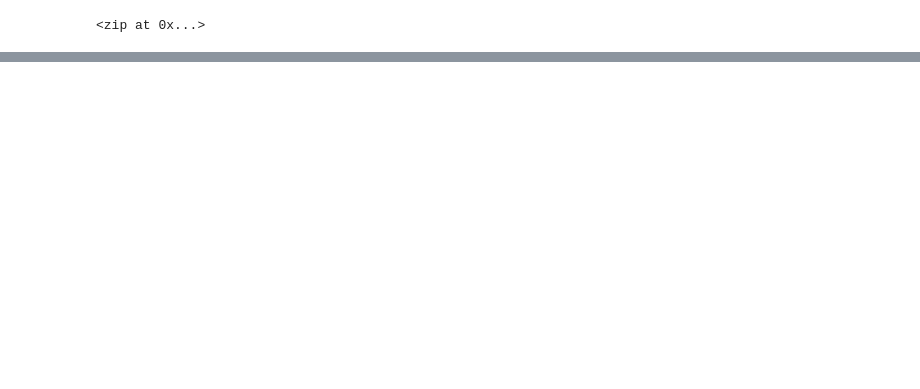
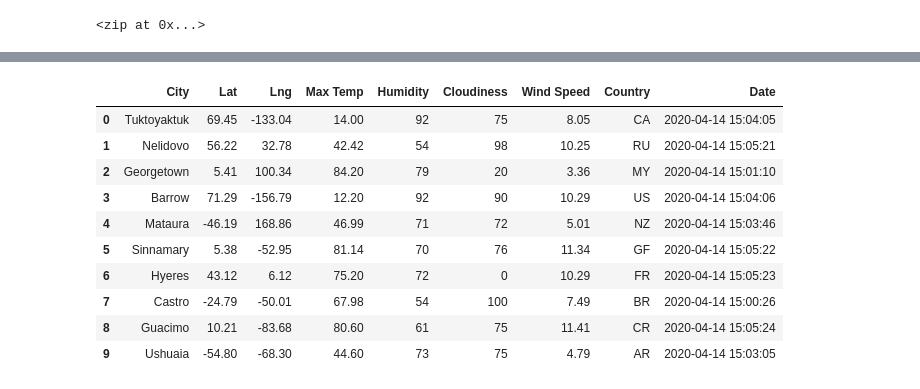
Before and after one commit to andres-rivas-pro/World_Weather_Analysis, a Jupyter notebook: WeatherPy.ipynb, the cells around one changed output, grey strips where cells are left out. Drawn from its saved outputs; the diff is of its cells as text; code cells hidden in the pictures; blank space fills up the shorter version.

```diff
--- a/WeatherPy.ipynb
+++ b/WeatherPy.ipynb
@@ -5,0 +20,3 @@ import numpy as np
+# %%
+url = "http://api.openweathermap.org/data/2.5/weather?units=Imperial&APPID=" + weather_api_key
+print(url)
@@ -32,0 +127,16 @@ len(cities)
+# %%
+# Convert the array of dictionaries to a Pandas DataFrame.
+city_data_df = pd.DataFrame(city_data)
+city_data_df.head(10)
+# %% [output]
+|  | City | Lat | Lng | Max Temp | Humidity | Cloudiness | Wind Speed | Country | Date |
+| 0 | Tuktoyaktuk | 69.45 | -133.04 | 14.00 | 92 | 75 | 8.05 | CA | 2020-04-14 15:04:05 |
+| 1 | Nelidovo | 56.22 | 32.78 | 42.42 | 54 | 98 | 10.25 | RU | 2020-04-14 15:05:21 |
+| 2 | Georgetown | 5.41 | 100.34 | 84.20 | 79 | 20 | 3.36 | MY | 2020-04-14 15:01:10 |
+| 3 | Barrow | 71.29 | -156.79 | 12.20 | 92 | 90 | 10.29 | US | 2020-04-14 15:04:06 |
+| 4 | Mataura | -46.19 | 168.86 | 46.99 | 71 | 72 | 5.01 | NZ | 2020-04-14 15:03:46 |
+| 5 | Sinnamary | 5.38 | -52.95 | 81.14 | 70 | 76 | 11.34 | GF | 2020-04-14 15:05:22 |
+| 6 | Hyeres | 43.12 | 6.12 | 75.20 | 72 | 0 | 10.29 | FR | 2020-04-14 15:05:23 |
+| 7 | Castro | -24.79 | -50.01 | 67.98 | 54 | 100 | 7.49 | BR | 2020-04-14 15:00:26 |
+| 8 | Guacimo | 10.21 | -83.68 | 80.60 | 61 | 75 | 11.41 | CR | 2020-04-14 15:05:24 |
+| 9 | Ushuaia | -54.80 | -68.30 | 44.60 | 73 | 75 | 4.79 | AR | 2020-04-14 15:03:05 |
```
Also changed, not shown: parts of 9 cells of this notebook, 3 other files.
